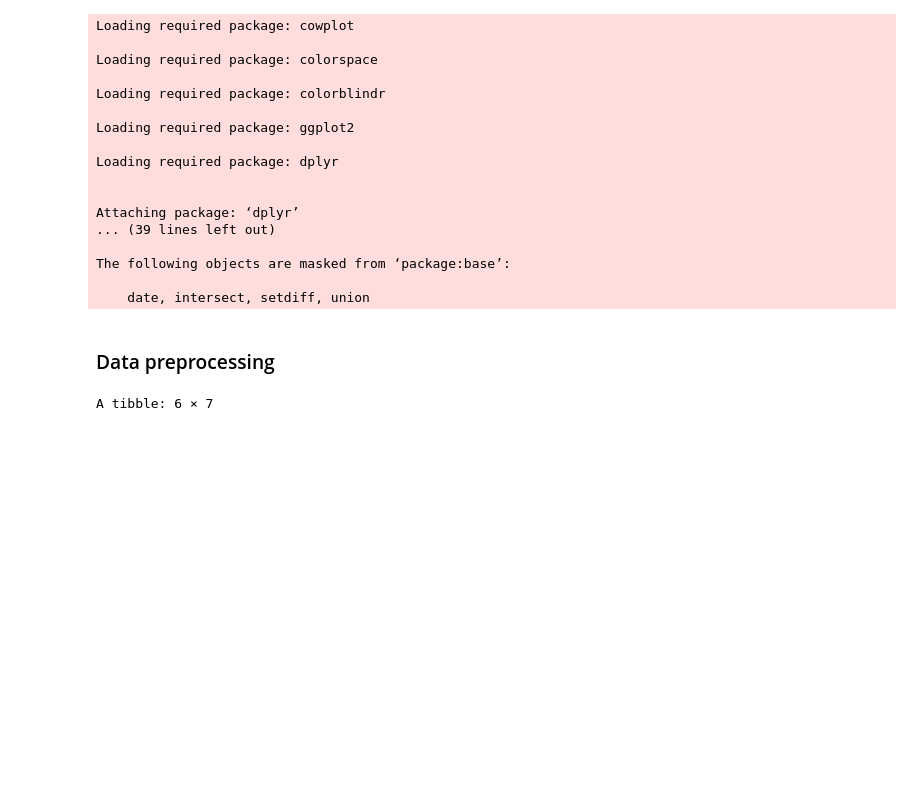
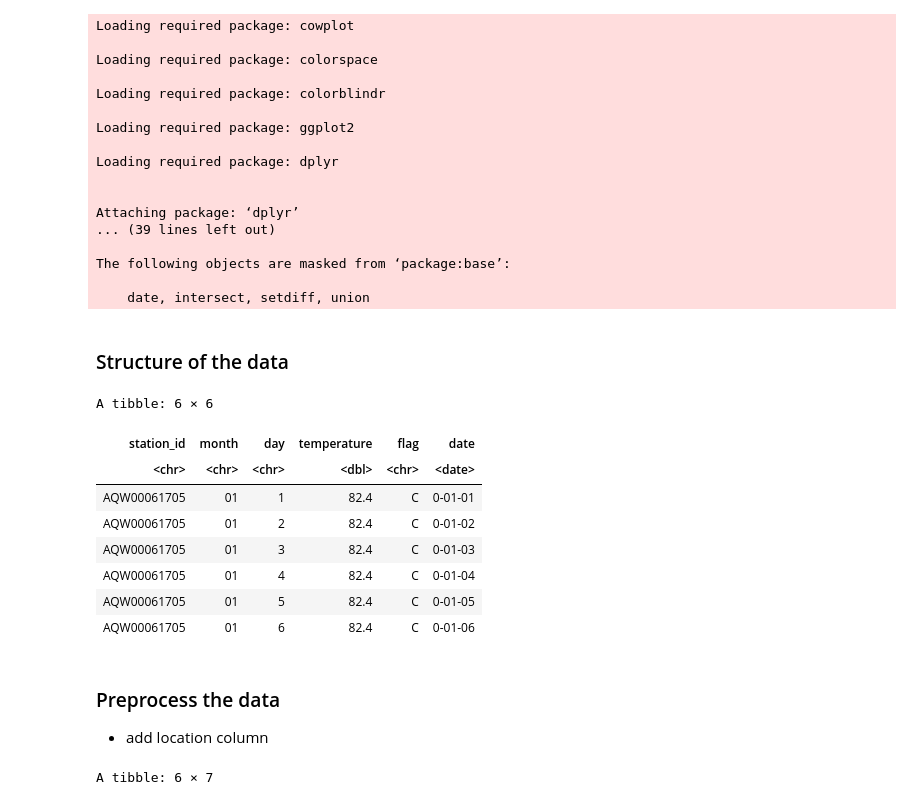
Before and after one commit to Venustiano/DataVis2, a Jupyter notebook: material/scripts/FDV/Fig2_3_temperature_plot_tikz.ipynb, the cells around one changed output. Drawn from its saved outputs; the diff is of its cells as text; code cells hidden in the pictures; blank space fills up the shorter version.

```diff
--- a/material/scripts/FDV/Fig2_3_temperature_plot_tikz.ipynb
+++ b/material/scripts/FDV/Fig2_3_temperature_plot_tikz.ipynb
@@ -23,8 +23,24 @@ Attaching package: ‘dplyr’
 The following objects are masked from ‘package:base’:
 
     date, intersect, setdiff, union
+# %% [markdown]
+### Structure of the data
+# %%
+head(ncdc_normals)
+# %% [output]
+A tibble: 6 × 6
+| station_id | month | day | temperature | flag | date |
+| <chr> | <chr> | <chr> | <dbl> | <chr> | <date> |
+| AQW00061705 | 01 | 1 | 82.4 | C | 0-01-01 |
+| AQW00061705 | 01 | 2 | 82.4 | C | 0-01-02 |
+| AQW00061705 | 01 | 3 | 82.4 | C | 0-01-03 |
+| AQW00061705 | 01 | 4 | 82.4 | C | 0-01-04 |
+| AQW00061705 | 01 | 5 | 82.4 | C | 0-01-05 |
+| AQW00061705 | 01 | 6 | 82.4 | C | 0-01-06 |
 # %% [markdown]
-### Data preprocessing
+### Preprocess the data
+
+- add location column
 # %%
 temps_long <- filter(ncdc_normals,
                 station_id %in% c(
```
Also changed, not shown: parts of 8 cells of this notebook.
